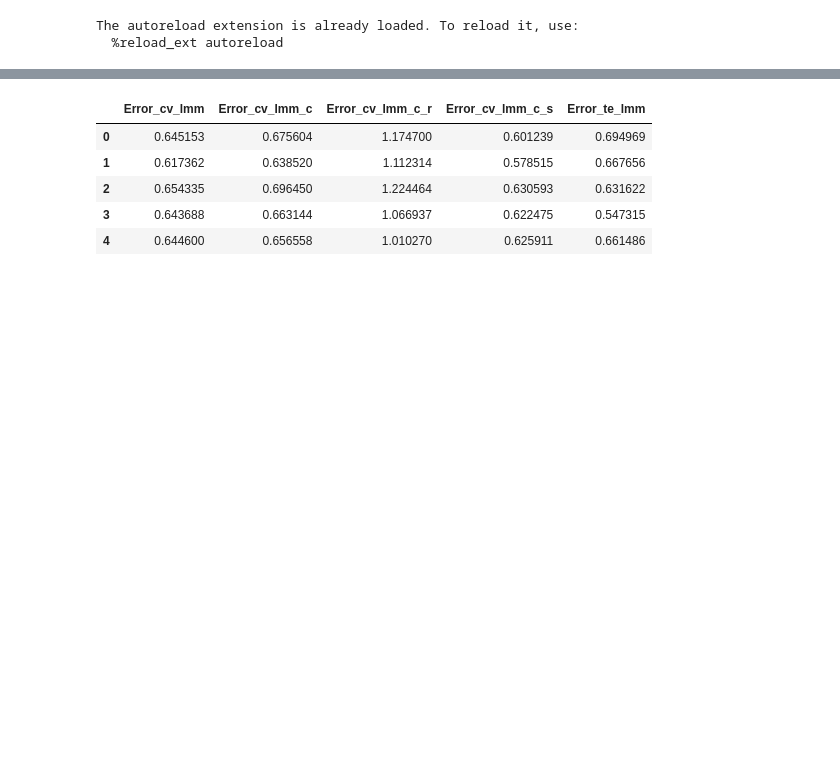
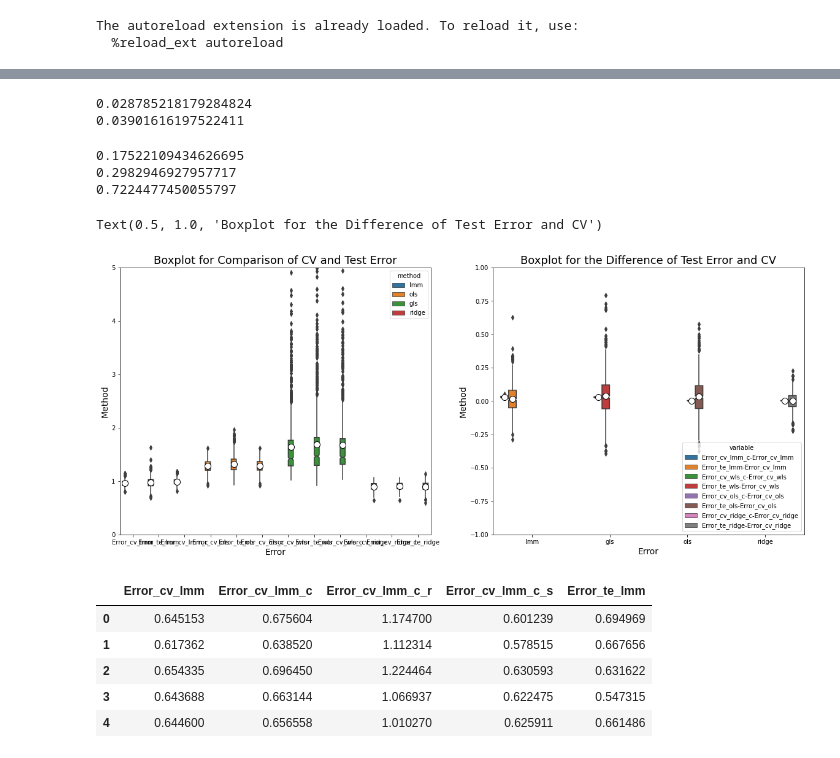
Before and after one commit to ArchibaldChain/CVc_in_bioinformatics, a Jupyter notebook: src/Plot/plot_output.ipynb, the cells around one changed output, grey strips where cells are left out. Saved outputs shown, nothing was run; the diff lists cells and outputs as text; code cells hidden in the pictures; blank space fills up the shorter version.

Commit message:
add some plot

```diff
--- a/src/Plot/plot_output.ipynb
+++ b/src/Plot/plot_output.ipynb
@@ -14,0 +39,9 @@ The autoreload extension is already loaded. To reload it, use:
+# %%
+cv_lmm_new = cv_lmm[['Error_cv_lmm',	'Error_te_lmm', 'Error_cv_lmm_c']]
+cv_ols_new = cv_ols[['Error_cv_ols',	'Error_te_ols', 'Error_cv_ols_c']]
+cv_gls_new = cv_gls[['Error_cv_wls',	'Error_te_wls', 'Error_cv_wls_c']]
+cv_ridge_new = cv_ridge[['Error_cv_ridge', 'Error_cv_ridge_c',	'Error_te_ridge']]
+cv_lmm_new['method'] = 'lmm'
+cv_ols_new['method'] = 'ols'
+cv_gls_new['method'] = 'gls'
+cv_ridge_new['method'] = 'ridge'
@@ -14,0 +69,11 @@ The autoreload extension is already loaded. To reload it, use:
+# %%
+df = pd.concat([cv_lmm_new, cv_ols_new, cv_gls_new, cv_ridge_new])
+df_melted = df.melt(id_vars= 'method')
+# %%
+cv_lmm_diff = get_diff(cv_lmm_new, ['Error_cv_lmm_c','Error_te_lmm'], 'Error_cv_lmm', 'method')
+cv_gls_diff = get_diff(cv_gls_new, ['Error_cv_wls_c','Error_te_wls'], 'Error_cv_wls', 'method')
+cv_ols_diff = get_diff(cv_ols_new, ['Error_cv_ols_c','Error_te_ols'], 'Error_cv_ols', 'method')
+cv_ridge_diff = get_diff(cv_ridge_new, ['Error_cv_ridge_c','Error_te_ridge'], 'Error_cv_ridge', 'method')
+
+diff = pd.concat([cv_lmm_diff, cv_gls_diff, cv_ols_diff, cv_ridge_diff])
+diff_melted = diff.melt(id_vars='method')
@@ -15,3 +98,54 @@ The autoreload extension is already loaded. To reload it, use:
+# %%
+print(np.mean(cv_gls_new['Error_cv_wls_c'] - cv_gls_new['Error_cv_wls']))
+print(np.mean(cv_gls_new['Error_te_wls'] -cv_gls_new['Error_cv_wls'] ))
+# %% [output]
+0.028785218179284824
+0.03901616197522411
+# %%
+import scipy.stats as stats
+s, p1= stats.f_oneway(cv_gls_new['Error_cv_wls'], cv_gls_new['Error_te_wls'])
+s, p2= stats.f_oneway(cv_gls_new['Error_cv_wls'], cv_gls_new['Error_cv_wls_c'])
+s, p3= stats.f_oneway(cv_gls_new['Error_te_wls'], cv_gls_new['Error_cv_wls_c'])
+print(p1)
+print(p2)
+print(p3)
+# %% [output]
+0.17522109434626695
+0.2982946927957717
+0.7224477450055797
+# %%
+
+# Create the boxplot
+plt.close('all')
+fig, ax = plt.subplots(1,2, figsize=(20, 8))
+
+gfg = sns.boxplot(x='variable', y='value', hue='method',data=df_melted, showmeans=True,
+            notch=True, showcaps=False,
+            meanprops={"marker":"o",
+                       "markerfacecolor":"white",
+                       "markeredgecolor":"black",
+                       "markersize":"10"},
+                       ax = ax[0])
+gfg.set_ylim(0, 5)
+ax[0].set_ylabel('Method', size=14)
+ax[0].set_xlabel('Error', size=14)
+ax[0].set_title('Boxplot for Comparison of CV and Test Error', size=18)
+
+gfg = sns.boxplot(x='method', y='value', hue='variable',
+            data=diff_melted, showmeans=True,
+            notch=True, showcaps=False,
+            meanprops={"marker":"o",
+                       "markerfacecolor":"white",
+                       "markeredgecolor":"black",
+                       "markersize":"10"},
+                       ax = ax[1])
+gfg.set_ylim(-1, 1)
+ax[1].set_ylabel('Method', size=14)
+ax[1].set_xlabel('Error', size=14)
+ax[1].set_title('Boxplot for the Difference of Test Error and CV', size=18)
+# %% [output]
+Text(0.5, 1.0, 'Boxplot for the Difference of Test Error and CV')
+[figure, added]
 # %%
 dir = '../../simulation_output/frequentist_CVc/using_fastlmm/10_fixed_snps'
 lmm_cv_file = 'CV_errors_lmm.csv'
```
Also changed, not shown: parts of 7 cells of this notebook, 26 other files.
